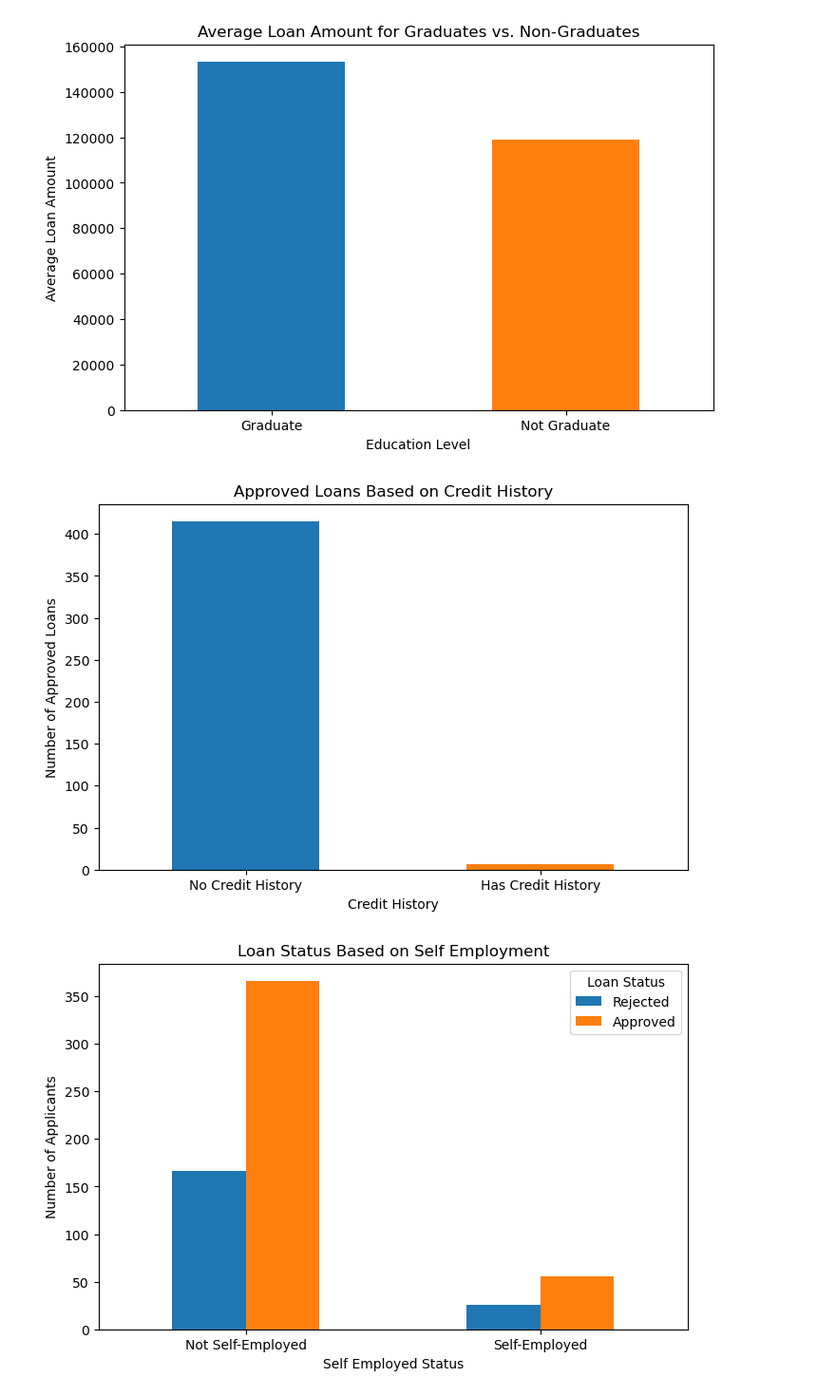
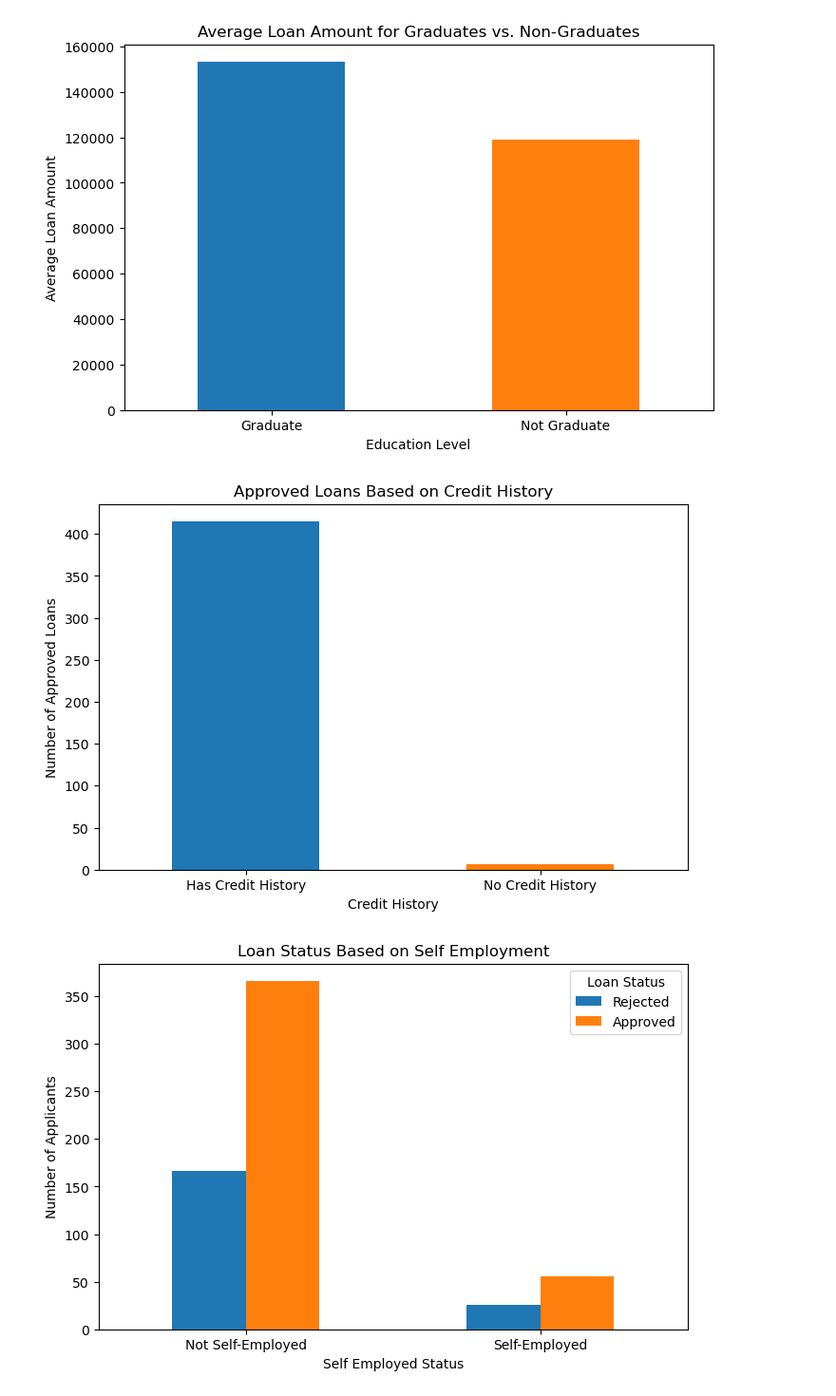
Before and after one commit to paola4280/Loan_Eligibility_Project, a Jupyter notebook: eligibility.ipynb, the cells around one changed output. Shown at 95% size. Cells and saved outputs as stored; diff of their text form; code cells hidden in the pictures.

```diff
--- a/eligibility.ipynb
+++ b/eligibility.ipynb
@@ -199,32 +217,32 @@ else:
 # %%
 #Create a graph that shows Approved loans based on Credit History
 import matplotlib.pyplot as plt
 
 # Check if required columns exist
 if 'Credit_History' in df.columns and 'Loan_Status' in df.columns:
     # Filter for only approved loans (Loan_Status = 'Y')
     approved_loans = df[df['Loan_Status'] == 'Y']
 
     # Count number of approved loans per Credit_History category
     approved_counts = approved_loans['Credit_History'].value_counts()
 
     # Plot bar chart
     plt.figure(figsize=(8, 5))
     approved_counts.plot(kind='bar', color=['#1f77b4', '#ff7f0e'])
 
     # Labels and title
     plt.xlabel("Credit History")
     plt.ylabel("Number of Approved Loans")
     plt.title("Approved Loans Based on Credit History")
 
     # Formatting x-axis
-    plt.xticks(ticks=[0, 1], labels=["No Credit History", "Has Credit History"], rotation=0)
+    plt.xticks(ticks=[1, 0], labels=["No Credit History", "Has Credit History"], rotation=0)
 
     plt.show()
 else:
     print("Ensure 'Credit_History' and 'Loan_Status' columns exist in the dataset.")
 # %% [output]
-[figure, old version]
+[figure, new version]
 # %%
 # Show the relation between loan status and self employment
 import matplotlib.pyplot as plt
```
Also changed, not shown: parts of 5 cells of this notebook.
